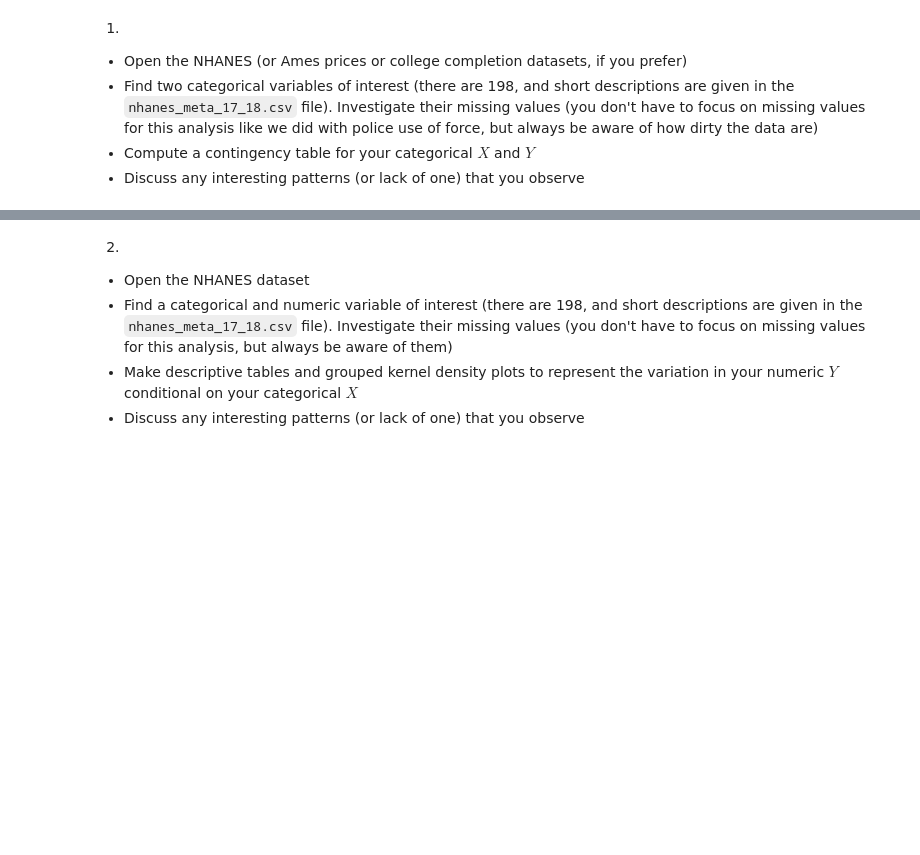
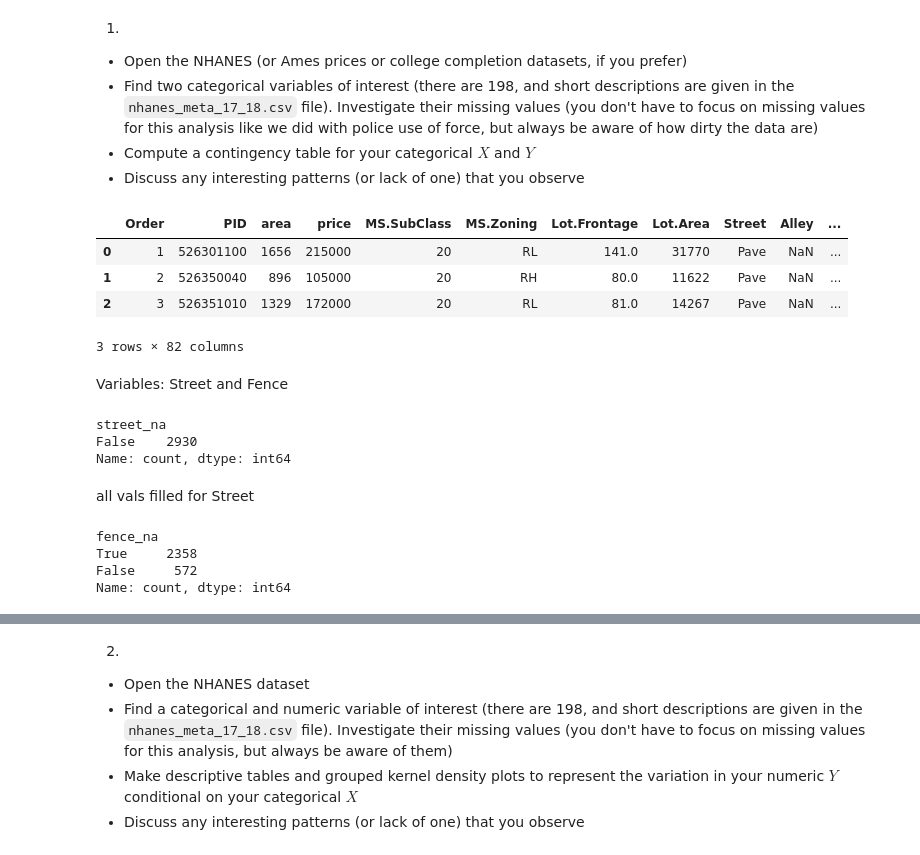
Before and after one commit to rde6mn/understanding_uncertainty_assignments, a Jupyter notebook: assignment_3.ipynb, the cells around one changed output, grey strips where cells are left out. Saved outputs shown, nothing was run; the diff lists cells and outputs as text; code cells hidden in the pictures; blank space fills up the shorter version.

```diff
--- a/assignment_3.ipynb
+++ b/assignment_3.ipynb
@@ -7,3 +10,32 @@
 - Find two categorical variables of interest (there are 198, and short descriptions are given in the `nhanes_meta_17_18.csv` file). Investigate their missing values (you don't have to focus on missing values for this analysis like we did with police use of force, but always be aware of how dirty the data are)
 - Compute a contingency table for your categorical $X$ and $Y$
 - Discuss any interesting patterns (or lack of one) that you observe
+# %%
+df = pd.read_csv('data/ames_prices.csv')
+# %%
+df.head(3)
+# %% [output]
+|  | Order | PID | area | price | MS.SubClass | MS.Zoning | Lot.Frontage | Lot.Area | Street | Alley | ... |
+| 0 | 1 | 526301100 | 1656 | 215000 | 20 | RL | 141.0 | 31770 | Pave | NaN | ... |
+| 1 | 2 | 526350040 | 896 | 105000 | 20 | RH | 80.0 | 11622 | Pave | NaN | ... |
+| 2 | 3 | 526351010 | 1329 | 172000 | 20 | RL | 81.0 | 14267 | Pave | NaN | ... |
+3 rows × 82 columns
+# %% [markdown]
+Variables: Street and Fence
+# %%
+df['street_na'] = df['Street'].isna()
+df['street_na'].value_counts()
+# %% [output]
+street_na
+False    2930
+Name: count, dtype: int64
+# %% [markdown]
+all vals filled for Street
+# %%
+df['fence_na'] = df['Fence'].isna()
+df['fence_na'].value_counts()
+# %% [output]
+fence_na
+True     2358
+False     572
+Name: count, dtype: int64
```
Also changed, not shown: parts of 16 cells of this notebook.
